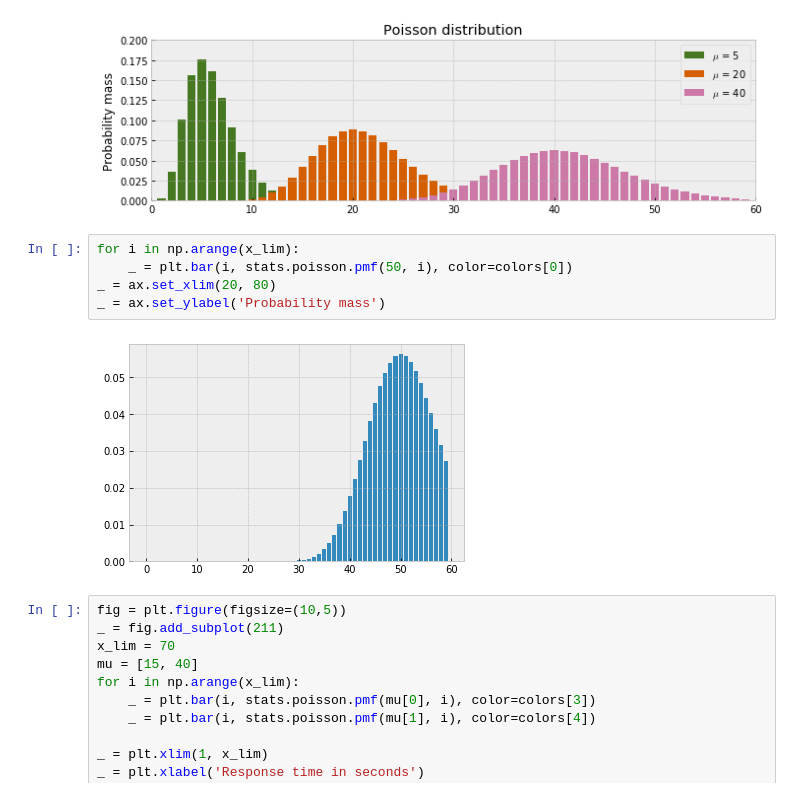
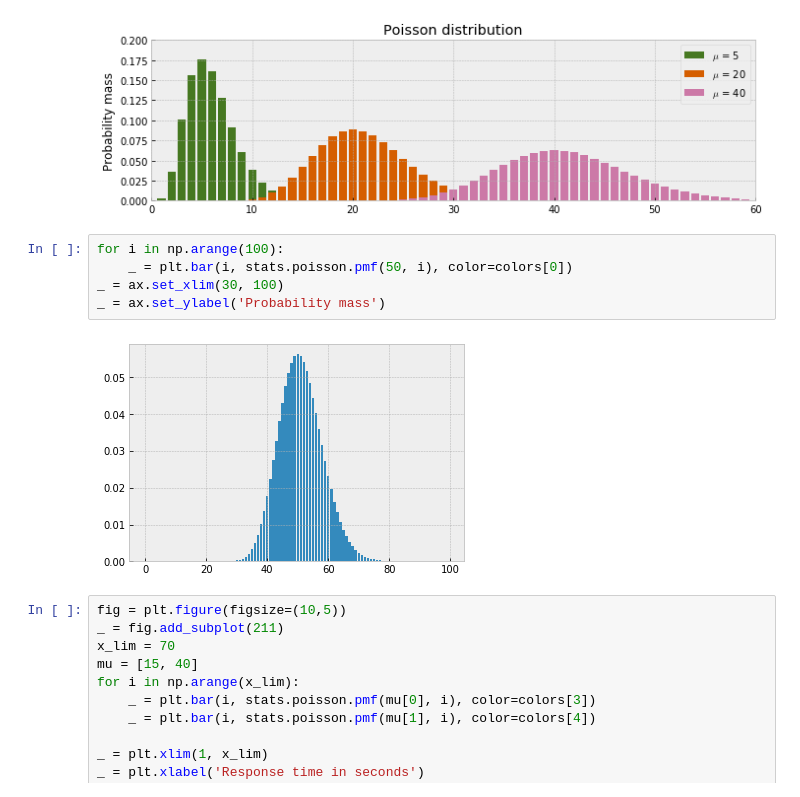
Before and after one commit to ComplicatedPhenomenon/IPython_training, a Jupyter notebook: SciPy/scipy/statisticalPackage.ipynb, the cells around one changed output. Saved outputs shown, nothing was run; the diff lists cells and outputs as text.

```diff
--- a/SciPy/scipy/statisticalPackage.ipynb
+++ b/SciPy/scipy/statisticalPackage.ipynb
@@ -305,12 +288,12 @@ _ = plt.legend(['$\mu$ = %s' % mu[0], '$\mu$ = %s' % mu[1], '$\mu$ = %s' % mu[2]
 # %% [output]
 [figure]
 # %%
-for i in np.arange(x_lim):
+for i in np.arange(100):
     _ = plt.bar(i, stats.poisson.pmf(50, i), color=colors[0])
-_ = ax.set_xlim(20, 80)
+_ = ax.set_xlim(30, 100)
 _ = ax.set_ylabel('Probability mass')
 # %% [output]
-[figure, old version]
+[figure, new version]
 # %%
 fig = plt.figure(figsize=(10,5))
 _ = fig.add_subplot(211)
```
Also changed, not shown: parts of 10 cells of this notebook, 4 other files.
